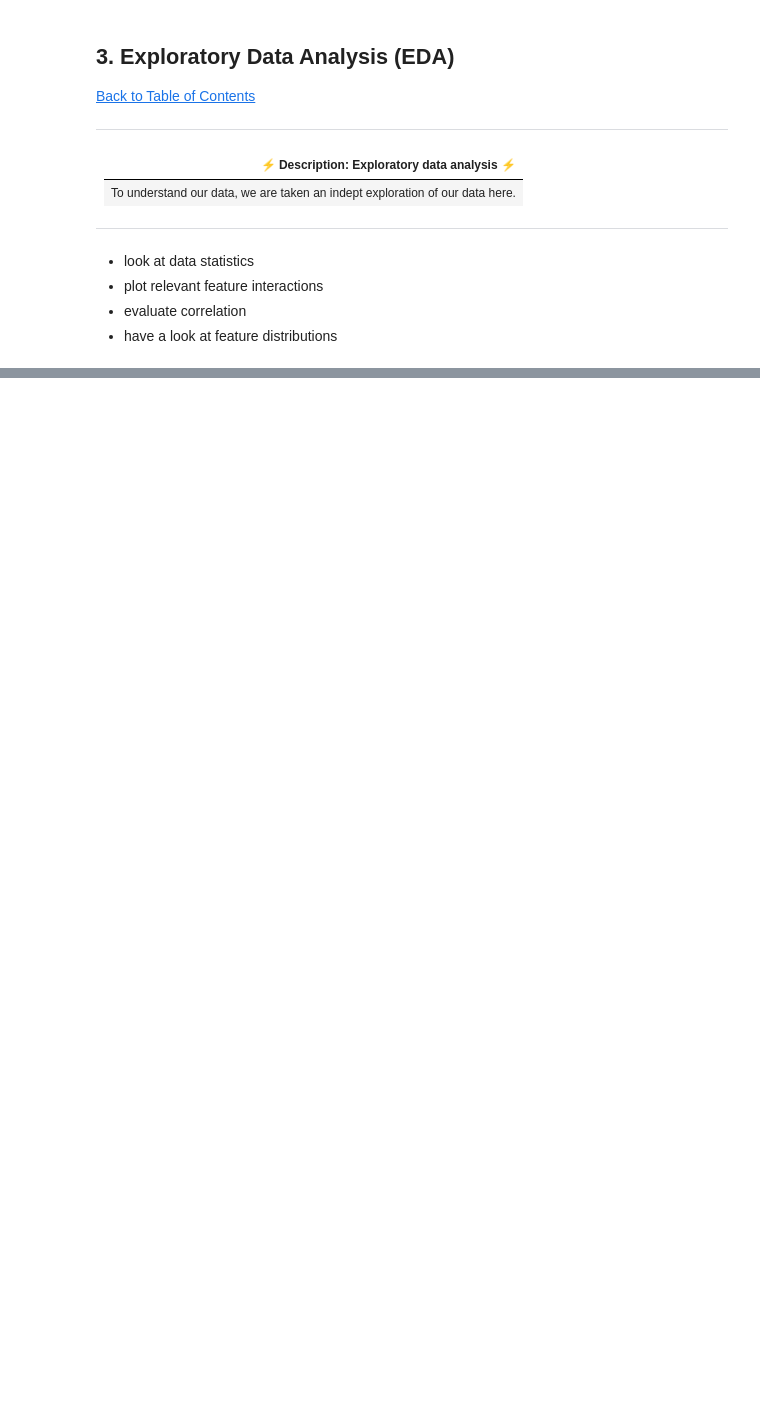
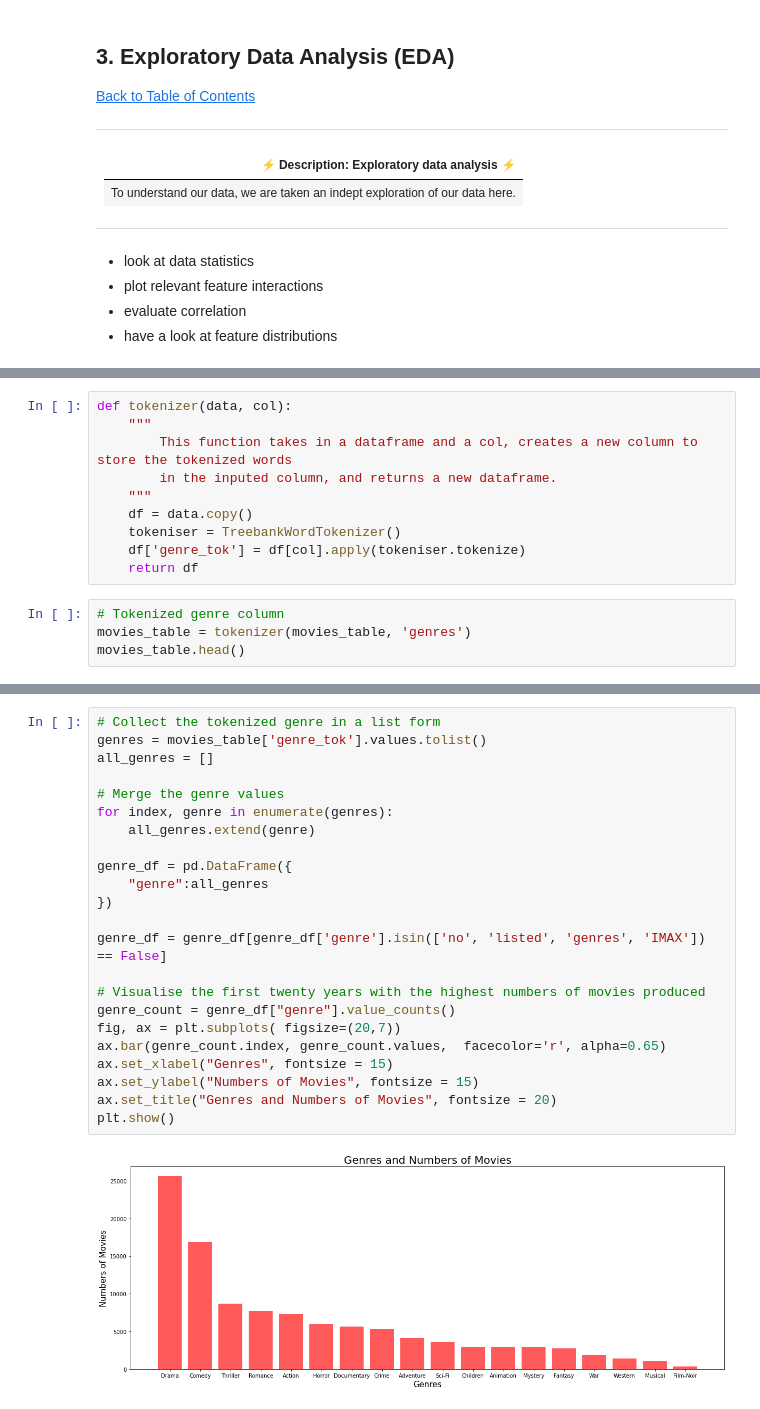
Before and after one commit to bonsoirval/TeamNM3-Movie-Recommendation-2022, a Jupyter notebook: movie_recomemender.ipynb, the cells around one changed output, grey strips where cells are left out. Saved outputs shown, nothing was run; the diff lists cells and outputs as text; blank space fills up the shorter version.

```diff
--- a/movie_recomemender.ipynb
+++ b/movie_recomemender.ipynb
@@ -726,0 +294,14 @@ test
+# %%
+def tokenizer(data, col):
+    """
+        This function takes in a dataframe and a col, creates a new column to store the tokenized words
+        in the inputed column, and returns a new dataframe.
+    """
+    df = data.copy()
+    tokeniser = TreebankWordTokenizer()
+    df['genre_tok'] = df[col].apply(tokeniser.tokenize)
+    return df
+# %%
+# Tokenized genre column
+movies_table = tokenizer(movies_table, 'genres')
+movies_table.head()
@@ -726,0 +315,25 @@ test
+# %%
+# Collect the tokenized genre in a list form
+genres = movies_table['genre_tok'].values.tolist()
+all_genres = []
+
+# Merge the genre values
+for index, genre in enumerate(genres):
+    all_genres.extend(genre)
+
+genre_df = pd.DataFrame({
+    "genre":all_genres
+})
+
+genre_df = genre_df[genre_df['genre'].isin(['no', 'listed', 'genres', 'IMAX']) == False]
+
+# Visualise the first twenty years with the highest numbers of movies produced
+genre_count = genre_df["genre"].value_counts()
+fig, ax = plt.subplots( figsize=(20,7))
+ax.bar(genre_count.index, genre_count.values,  facecolor='r', alpha=0.65)
+ax.set_xlabel("Genres", fontsize = 15)
+ax.set_ylabel("Numbers of Movies", fontsize = 15)
+ax.set_title("Genres and Numbers of Movies", fontsize = 20)
+plt.show()
+# %% [output]
+[figure, added]
```
Also changed, not shown: parts of 160 cells of this notebook.
